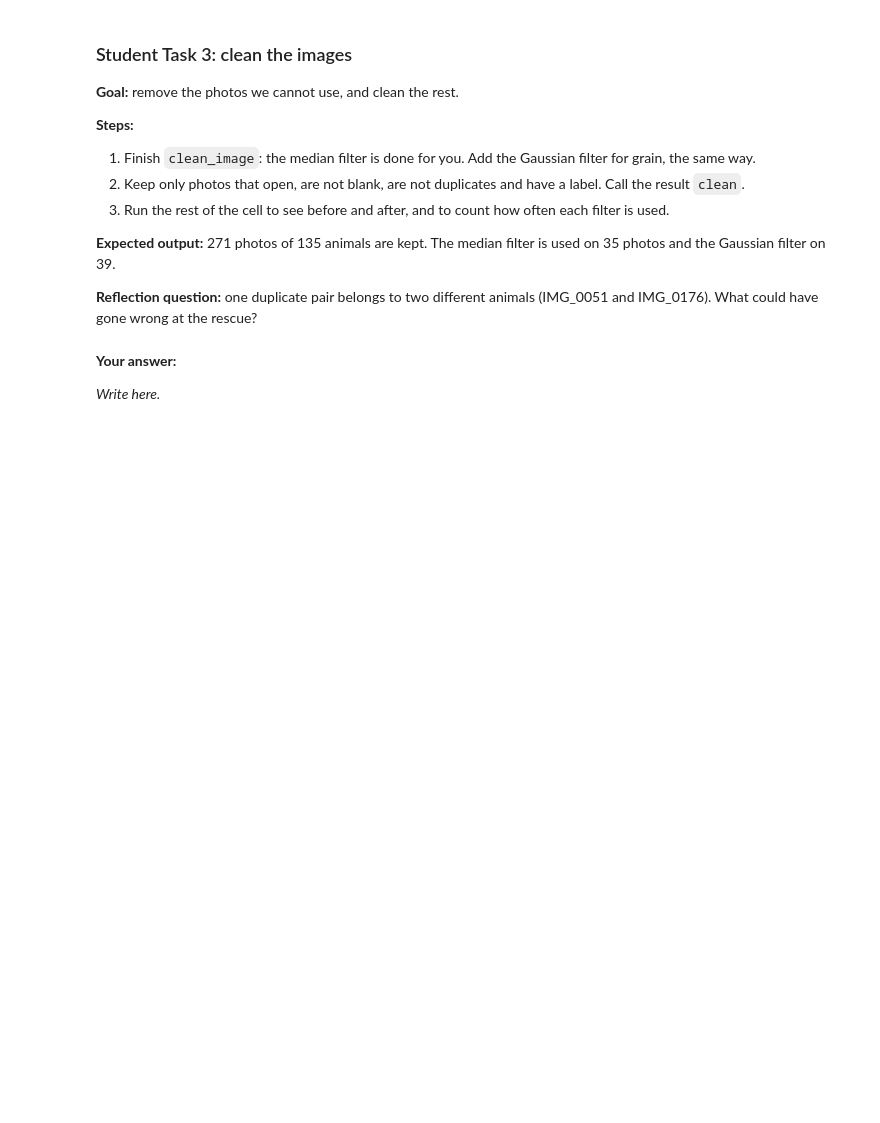
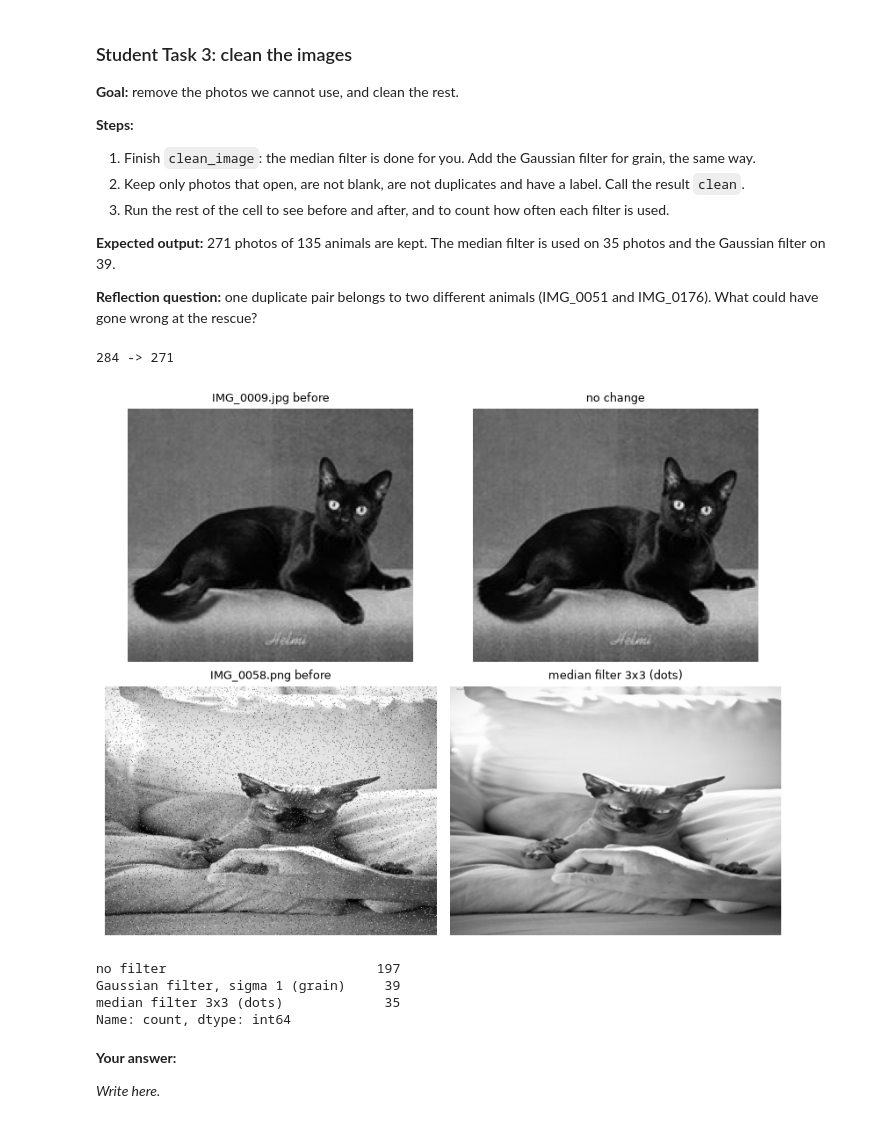
Before and after one commit to Korirtimo/Cwtch, a Jupyter notebook: Inclass_exercise_Cwtch_Rescue_pet_intake.ipynb, the cells around one changed output. Cells and saved outputs as stored; diff of their text form; code cells hidden in the pictures; blank space fills up the shorter version.

```diff
--- a/Inclass_exercise_Cwtch_Rescue_pet_intake.ipynb
+++ b/Inclass_exercise_Cwtch_Rescue_pet_intake.ipynb
@@ -349,39 +415,50 @@ SETTINGS = {"sp_threshold": 0.01, "noise_threshold": 0.03, "size": 64}
 
 def clean_image(grey, s):
     steps = []
     if sp_level(grey) > s["sp_threshold"]:
         grey = filters.median(grey, np.ones((3, 3)))
         steps.append("median filter 3x3 (dots)")
     # TODO Step 1: add an elif for grain
     # Hint: elif noise_level(grey) > s["noise_threshold"]:
     # Hint:     grey = filters.gaussian(grey, sigma=1)
     # Hint:     steps.append("Gaussian filter, sigma 1 (grain)")
+    elif noise_level(grey) > s["noise_threshold"]:
+        grey = filters.gaussian(grey, sigma=2)
+        steps.append("Gaussian filter, sigma 1 (grain)")
+
     return grey, steps
 
 # TODO Step 2: remove what we cannot use
-# Hint: df["blank"] = df["contrast"] < 0.02
-# Hint: df["duplicate"] = df["readable"] & df.duplicated("md5")
-# Hint: keep = df["readable"] & ~df["blank"] & ~df["duplicate"] & df["label_clean"].notna()
-# Hint: clean = df[keep].reset_index(drop=True)
-# Add your code here
+df["blank"] = df["contrast"] < 0.02
+df["duplicate"] = df["readable"] & df.duplicated("md5")
+keep = df["readable"] & ~df["blank"] & ~df["duplicate"] & df["label_clean"].notna()
+clean = df[keep].reset_index(drop=True)
+print(len(df), "->", len(clean))
 
 # Step 3 (given): before and after
 fig, axes = plt.subplots(2, 2, figsize=(8, 6.5))
-for r, name in enumerate(["IMG_0007.png", "IMG_0018.jpg"]):
+for r, name in enumerate(["IMG_0009.jpg", "IMG_0058.png"]):
     grey = load_grey(DATA / "images" / name)
     after, steps = clean_image(grey, SETTINGS)
     axes[r, 0].imshow(grey, cmap="gray", vmin=0, vmax=1)
     axes[r, 0].set_title(f"{name} before", fontsize=9)
     axes[r, 1].imshow(after, cmap="gray", vmin=0, vmax=1)
     axes[r, 1].set_title(steps[0] if steps else "no change", fontsize=9)
     for a in axes[r]:
         a.axis("off")
 plt.tight_layout()
 plt.show()
 
 # Step 3 (given): how many images does each filter change?
 all_steps = [clean_image(load_grey(DATA / "images" / f), SETTINGS)[1] for f in clean["file_name"]]
 print(pd.Series([s[0] if s else "no filter" for s in all_steps]).value_counts())
+# %% [output]
+284 -> 271
+[figure, added]
+no filter                           197
+Gaussian filter, sigma 1 (grain)     39
+median filter 3x3 (dots)             35
+Name: count, dtype: int64
 # %% [markdown]
 **Your answer:**
 
```
Also changed, not shown: parts of 8 cells of this notebook, 9 other files.
